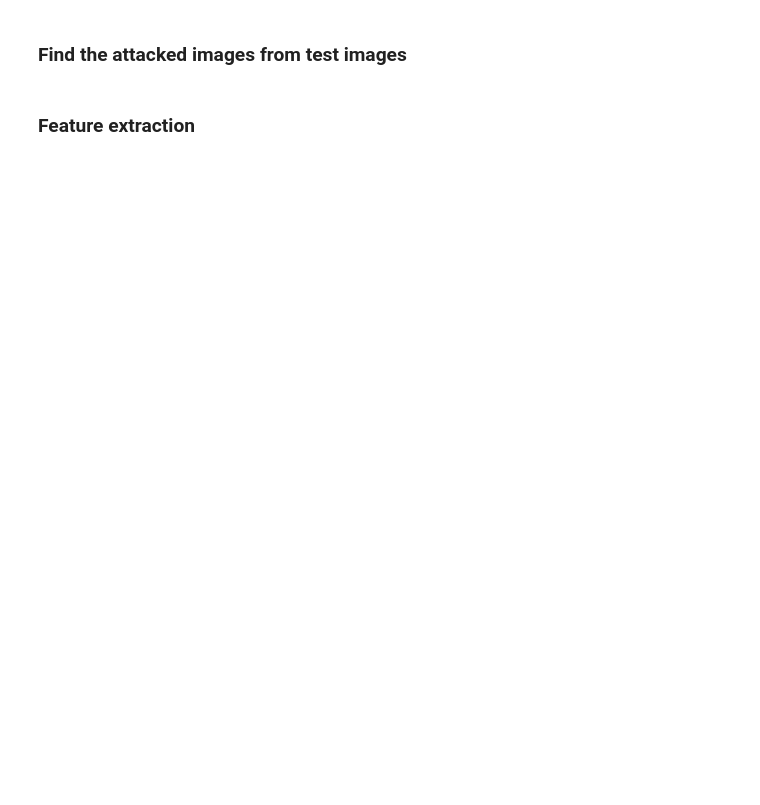
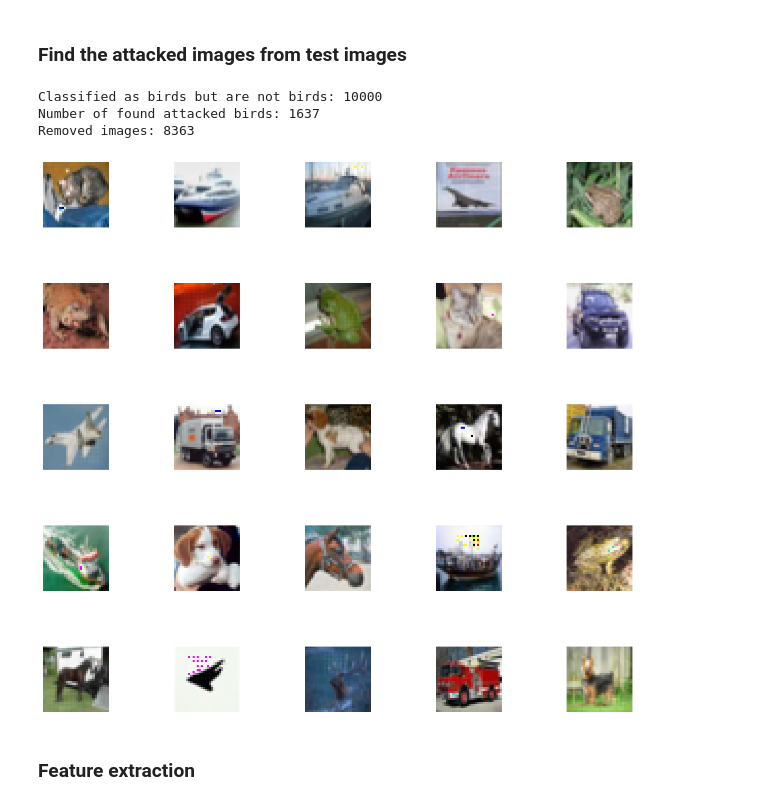
Before and after one commit to Brandbil/Image-classifier-attack, a Jupyter notebook: notebook_new_v2.ipynb, the cells around one changed output. Drawn from its saved outputs; the diff is of its cells as text; code cells hidden in the pictures; blank space fills up the shorter version.

```diff
--- a/notebook_new_v2.ipynb
+++ b/notebook_new_v2.ipynb
@@ -338,16 +337,12 @@ assert train_images.shape[0] == train_labels.shape[0], "Number of train_images a
 <a id="section-seven"></a>
 ## Attack the testing images
 # %%
-def attack_images(images, cross_size=6, random_center=False):
+def attack_images(images, cross_size=6):
     '''Attacks the images with a grid-pattern'''
     attacked_images = []
     for i in range(images.shape[0]):
-        if random_center:
-            cross_center = (np.random.randint(cross_size, 32 - cross_size), np.random.randint(cross_size, 32 - cross_size))
-        else:
-            cross_center = (32//2, 32//2)
         attacked_image = images[i].copy()
-        attacked_image = apply_blur(attacked_image, cross_size, cross_center,4,5, "grid")
+        attacked_image = apply_blur(attacked_image, cross_size,4,5)
         attacked_images.append(attacked_image)
     return attacked_images
 
@@ -569,32 +581,37 @@ for i in np.arange(0, 25):
 # %%
 # Get the true labels
 test_labels_single = np.argmax(test_labels, axis=1)
 
 # Get the images that are predicted as birds but are not birds
 bird_images = attacked_images[
     (pred_classes == 2) & (test_labels_single != 2)
 ]
 
 # Plot 25 bird images
 fig, axes = plt.subplots(5, 5, figsize=(15,15))
 axes = axes.ravel()
 for i in np.arange(0, 25):
     axes[i].imshow(bird_images[i])
     axes[i].axis('off')
     plt.subplots_adjust(wspace=1)
 
 # Remove images that are not birds using the find_altered function
 attacked_birds = []
 for i in range(bird_images.shape[0]):
     parts = find_altered(bird_images[i], 0.78)
     if len(parts) > 0:
         attacked_birds.append(i)
 
 print(
     f"Classified as birds but are not birds: {len(bird_images)}\n"
-    f"Number of attacked birds: {len(attacked_birds)}\n"
+    f"Number of found attacked birds: {len(attacked_birds)}\n"
     f"Removed images: {len(bird_images) - len(attacked_birds)}"
 )
+# %% [output]
+Classified as birds but are not birds: 10000
+Number of found attacked birds: 1637
+Removed images: 8363
+[figure, added]
 # %% [markdown]
 <a id="section-ten-five"></a>
 ### Feature extraction
```
Also changed, not shown: parts of 14 cells of this notebook, 1 other file.
